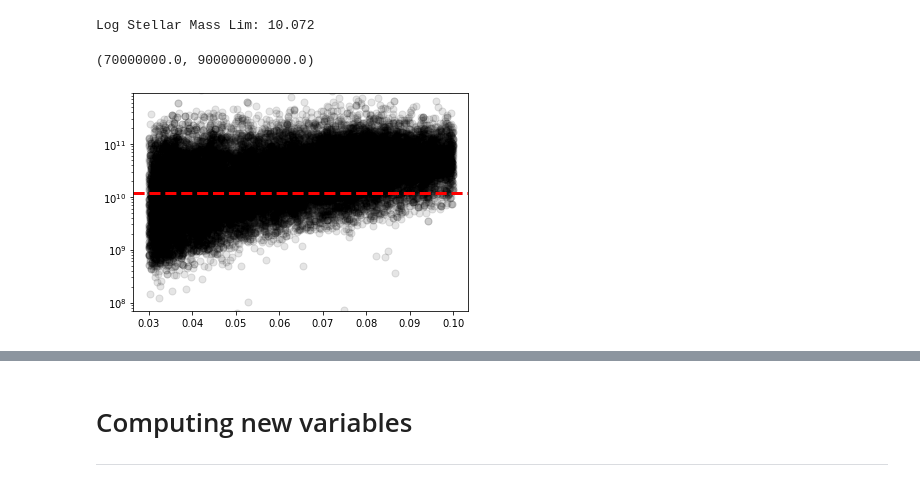
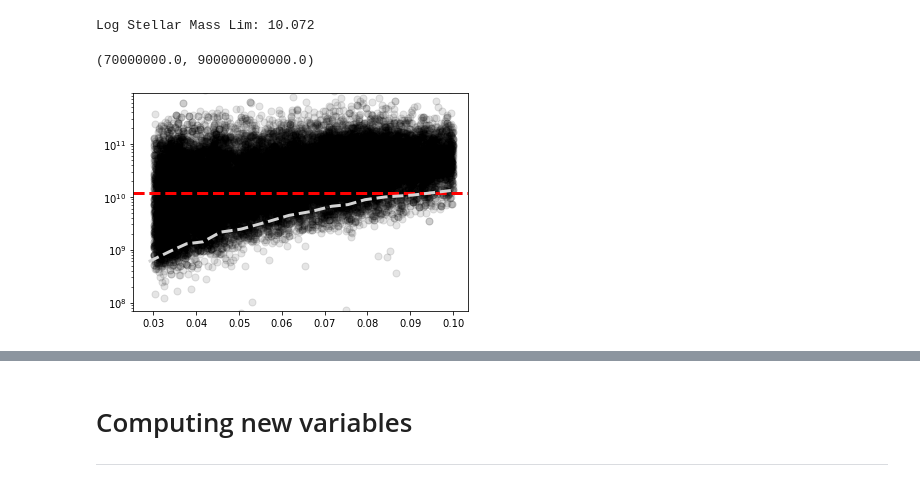
Before and after one commit to estevesjh/galaxyFormation, a Jupyter notebook: notebooks/PreProcessing.ipynb, the cells around one changed output, grey strips where cells are left out. Drawn from its saved outputs; the diff is of its cells as text; code cells hidden in the pictures.

```diff
--- a/notebooks/PreProcessing.ipynb
+++ b/notebooks/PreProcessing.ipynb
@@ -91,6 +91,17 @@ New Size: 42891
 fraction: 0.70
 # %%
 gal = gal0[mask].copy()
+# %%
+def get_percentile_curve(x,y,alpha=5,Npoints=15):
+    xbins  = np.percentile(x,np.linspace(0,100,Npoints))
+    indices= [(x>=xl)&(x<xh) for xl, xh in zip(xbins[:-1],xbins[1:])]
+    ycurve = np.array([np.percentile(y[idx],alpha) for idx in indices])
+    return ycurve, 0.5*(xbins[1:]+xbins[:-1])
+# %%
+mass        = np.array(gal['mass'])
+zgal        = np.array(gal['z'])
+zmask       = (zgal>=0.025)&(zgal<=0.105)
+ylow, zbins = get_percentile_curve(zgal[zmask],mass[zmask],Npoints=16)
 # %% [markdown]
 ## Magnitude Limit
 ---------------------------------------
@@ -106,17 +117,18 @@ plt.yscale('log')
 [figure]
 # %%
 zlim = (z>0.09)&(z<=0.1)
-mass_lim = np.log10(np.percentile(mass[zlim],5))
-print('Log Stellar Mass Lim: %.3f'%mass_lim)
+mass_lim_th = np.log10(np.percentile(mass[zlim],5))
+print('Log Stellar Mass Lim: %.3f'%mass_lim_th)
 # %% [output]
 Log Stellar Mass Lim: 10.072
 # %%
 zmask = (z>0.03)&(z<0.1)
 plt.scatter(z[zmask],mass[zmask],s=50,alpha=0.1,color='k')
-plt.axhline(10**mass_lim,ls='--',lw=3,color='r')
+plt.axhline(10**mass_lim_th,ls='--',lw=3,color='r')
+plt.plot(zbins,10**ylow ,ls='--',lw=3,color='lightgray')
 plt.yscale('log')
 plt.ylim(7e7,9e11)
 # %% [output]
 (70000000.0, 900000000000.0)
-[figure, old version]
+[figure, new version]
 # %%
```
Also changed, not shown: parts of 12 cells of this notebook, 4 other files.
